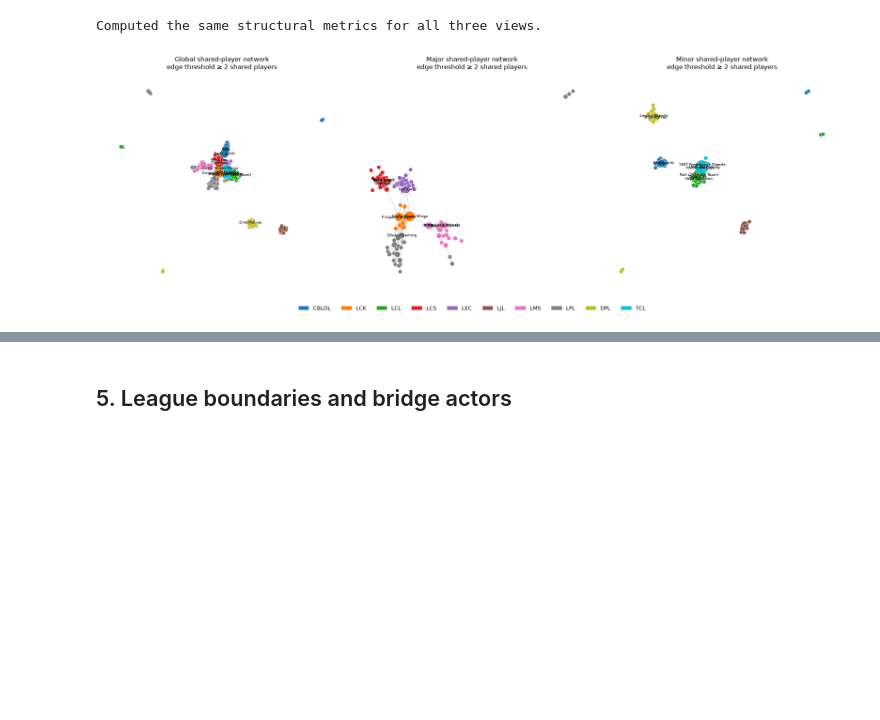
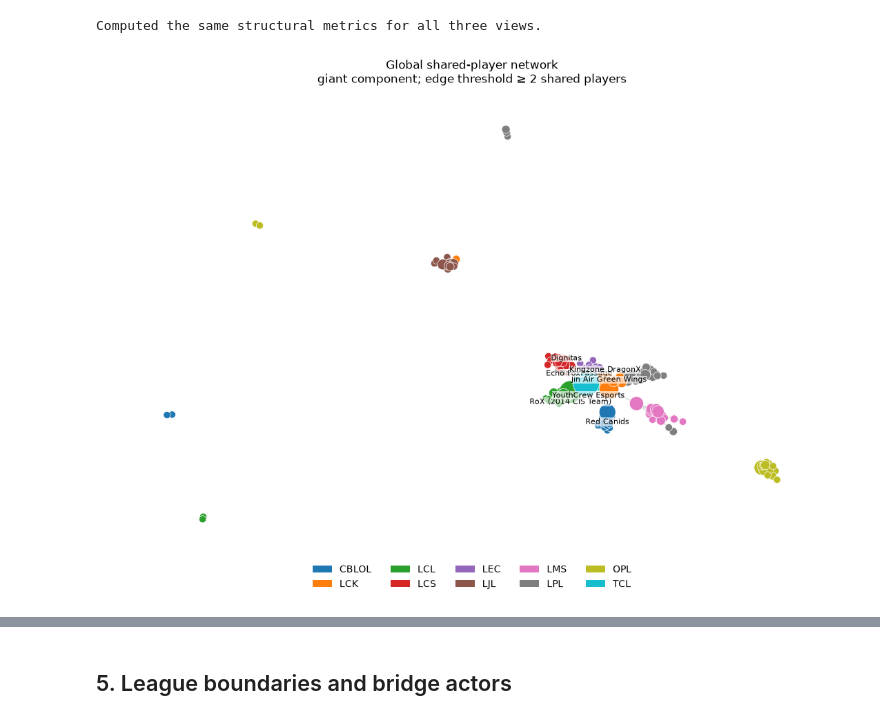
Before and after one commit to Ezenkdank/league-graph-analysis, a Jupyter notebook: code/league-graph-v2.ipynb, the cells around one changed output, grey strips where cells are left out. Saved outputs shown, nothing was run; the diff lists cells and outputs as text; code cells hidden in the pictures; blank space fills up the shorter version.

```diff
--- a/code/league-graph-v2.ipynb
+++ b/code/league-graph-v2.ipynb
@@ -385,41 +385,70 @@ Computed the same structural metrics for all three views.
 # %%
 league_names = sorted(raw["leagues"].unique())
 palette = plt.get_cmap("tab10")
 league_colors = {league: palette(i) for i, league in enumerate(league_names)}
 VISUAL_EDGE_THRESHOLD = 2
 
-def draw_team_view(ax, graph, name):
-    strong_edges = [(u, v) for u, v, d in graph.edges(data=True) if d["weight"] >= VISUAL_EDGE_THRESHOLD]
-    shown_nodes = {node for edge in strong_edges for node in edge}
-    shown = graph.edge_subgraph(strong_edges).copy() if strong_edges else graph.copy()
-    shown.add_nodes_from((n, graph.nodes[n]) for n in shown_nodes if n not in shown)
+def draw_team_view(graph, name, edge_threshold=VISUAL_EDGE_THRESHOLD,
+                   label_count=8, giant_only=False):
+    base_graph = graph
+    scope_text = ""
+    if giant_only:
+        giant_nodes = max(nx.connected_components(graph), key=len)
+        base_graph = graph.subgraph(giant_nodes).copy()
+        scope_text = "giant component; "
+
+    strong_edges = [
+        (u, v) for u, v, attrs in base_graph.edges(data=True)
+        if attrs["weight"] >= edge_threshold
+    ]
+    shown = base_graph.edge_subgraph(strong_edges).copy()
     if shown.number_of_nodes() == 0:
-        ax.axis("off")
+        print(f"No edges meet the threshold for {name}.")
         return
-    pos = nx.spring_layout(shown, seed=SEED, weight="weight", iterations=100)
-    weights = np.array([d["weight"] for _, _, d in shown.edges(data=True)], dtype=float)
-    widths = 0.4 + 2.8 * weights / weights.max() if len(weights) else []
-    sizes = [55 + 2600 * betweenness.get(n, 0) for n in shown]
-    colors = [league_colors[shown.nodes[n]["league"]] for n in shown]
+
+    view_betweenness = nx.betweenness_centrality(base_graph, weight="distance", normalized=True)
+    view_weighted_degree = dict(base_graph.degree(weight="weight"))
+    pos = nx.spring_layout(shown, seed=SEED, weight="weight", iterations=120)
+    weights = np.array([attrs["weight"] for _, _, attrs in shown.edges(data=True)], dtype=float)
+    widths = 0.4 + 2.8 * weights / weights.max()
+    sizes = [55 + 2600 * view_betweenness.get(node, 0) for node in shown]
+    colors = [league_colors[shown.nodes[node]["league"]] for node in shown]
+
+    fig, ax = plt.subplots(figsize=(11, 8))
     nx.draw_networkx_edges(shown, pos, ax=ax, width=widths, alpha=0.25, edge_color="#52616B")
-    nx.draw_networkx_nodes(shown, pos, ax=ax, node_size=sizes, node_color=colors,
-                           edgecolors="white", linewidths=0.5)
+    nx.draw_networkx_nodes(
+        shown, pos, ax=ax, node_size=sizes, node_color=colors,
+        edgecolors="white", linewidths=0.5,
+    )
     label_nodes = sorted(
-        shown, key=lambda n: (betweenness.get(n, 0), weighted_degree.get(n, 0)), reverse=True
-    )[:10]
-    labels = {n: shown.nodes[n]["label"] for n in label_nodes}
-    nx.draw_networkx_labels(shown, pos, labels=labels, font_size=7, ax=ax)
+        shown,
+        key=lambda node: (view_betweenness.get(node, 0), view_weighted_degree.get(node, 0)),
+        reverse=True,
+    )[:label_count]
+    y_values = [xy[1] for xy in pos.values()]
+    y_shift = 0.025 * (max(y_values) - min(y_values) or 1)
+    label_pos = {
+        node: (pos[node][0], pos[node][1] + (y_shift if i % 2 == 0 else -y_shift))
+        for i, node in enumerate(label_nodes)
+    }
+    labels = {node: shown.nodes[node]["label"] for node in label_nodes}
+    nx.draw_networkx_labels(
+        shown, label_pos, labels=labels, font_size=8, ax=ax,
+        bbox={"facecolor": "white", "edgecolor": "none", "alpha": 0.65, "pad": 0.2},
+    )
     ax.set_title(
-        f"{name} shared-player network\nedge threshold ≥ {VISUAL_EDGE_THRESHOLD} shared players"
+        f"{name} shared-player network\n"
+        f"{scope_text}edge threshold ≥ {edge_threshold} shared players"
     )
     ax.axis("off")
+    legend = [Patch(facecolor=league_colors[league], label=league) for league in league_names]
+    ax.legend(handles=legend, loc="lower center", bbox_to_anchor=(0.5, -0.08),
+              ncol=5, frameon=False)
+    plt.tight_layout()
+    plt.show()
 
-fig, axes = plt.subplots(1, 3, figsize=(20, 7))
-for ax, (name, graph) in zip(axes, team_views.items()):
-    draw_team_view(ax, graph, name)
-legend = [Patch(facecolor=league_colors[x], label=x) for x in league_names]
-fig.legend(handles=legend, loc="lower center", ncol=10, frameon=False)
-plt.tight_layout(rect=(0, 0.07, 1, 1))
-plt.show()
+draw_team_view(team_views["Global"], "Global", giant_only=True)
+draw_team_view(team_views["Major"], "Major")
+draw_team_view(team_views["Minor"], "Minor")
 # %% [output]
-[figure, old version]
+[figure, new version]
```
Also changed, not shown: parts of 6 cells of this notebook, 3 other files.
